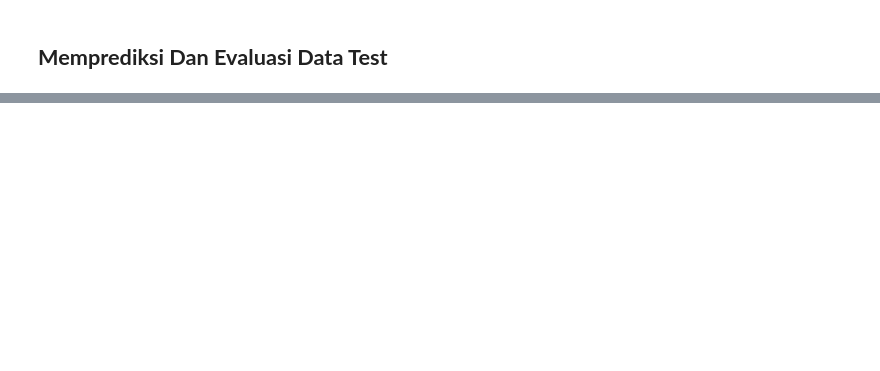
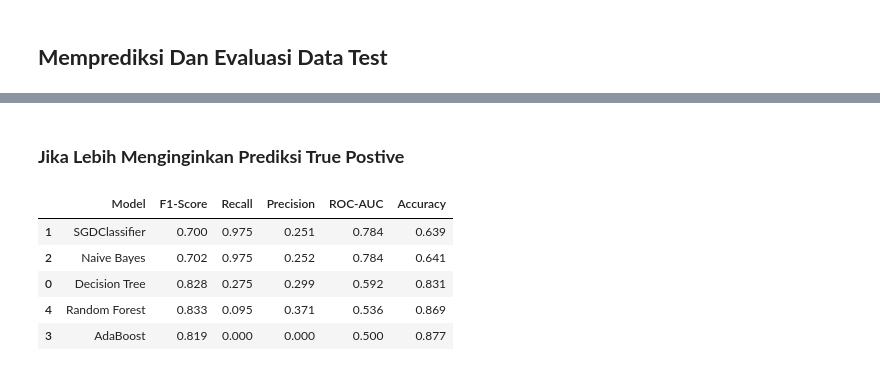
Before and after one commit to ShinyQ/Tugas-Besar-Pembelajaran-Mesin_Classification, a Jupyter notebook: Classification/Tubes_Classification.ipynb, the cells around one changed output, grey strips where cells are left out. Drawn from its saved outputs; the diff is of its cells as text; code cells hidden in the pictures; blank space fills up the shorter version.

```diff
--- a/Classification/Tubes_Classification.ipynb
+++ b/Classification/Tubes_Classification.ipynb
@@ -209,0 +199,12 @@ metrics_report_test.sort_values(by=['ROC-AUC'], ascending=False)
+# %% [markdown]
+### **Jika Lebih Menginginkan Prediksi True Postive**
+# %%
+metrics_report_test = pd.DataFrame(metrics_report_test, columns=['Model', 'F1-Score', 'Recall', 'Precision', 'ROC-AUC', 'Accuracy'])
+metrics_report_test.sort_values(by=['Recall'], ascending=False)
+# %% [output]
+|  | Model | F1-Score | Recall | Precision | ROC-AUC | Accuracy |
+| 1 | SGDClassifier | 0.700 | 0.975 | 0.251 | 0.784 | 0.639 |
+| 2 | Naive Bayes | 0.702 | 0.975 | 0.252 | 0.784 | 0.641 |
+| 0 | Decision Tree | 0.828 | 0.275 | 0.299 | 0.592 | 0.831 |
+| 4 | Random Forest | 0.833 | 0.095 | 0.371 | 0.536 | 0.869 |
+| 3 | AdaBoost | 0.819 | 0.000 | 0.000 | 0.500 | 0.877 |
```
Also changed, not shown: parts of 15 cells of this notebook, 2 other files.
